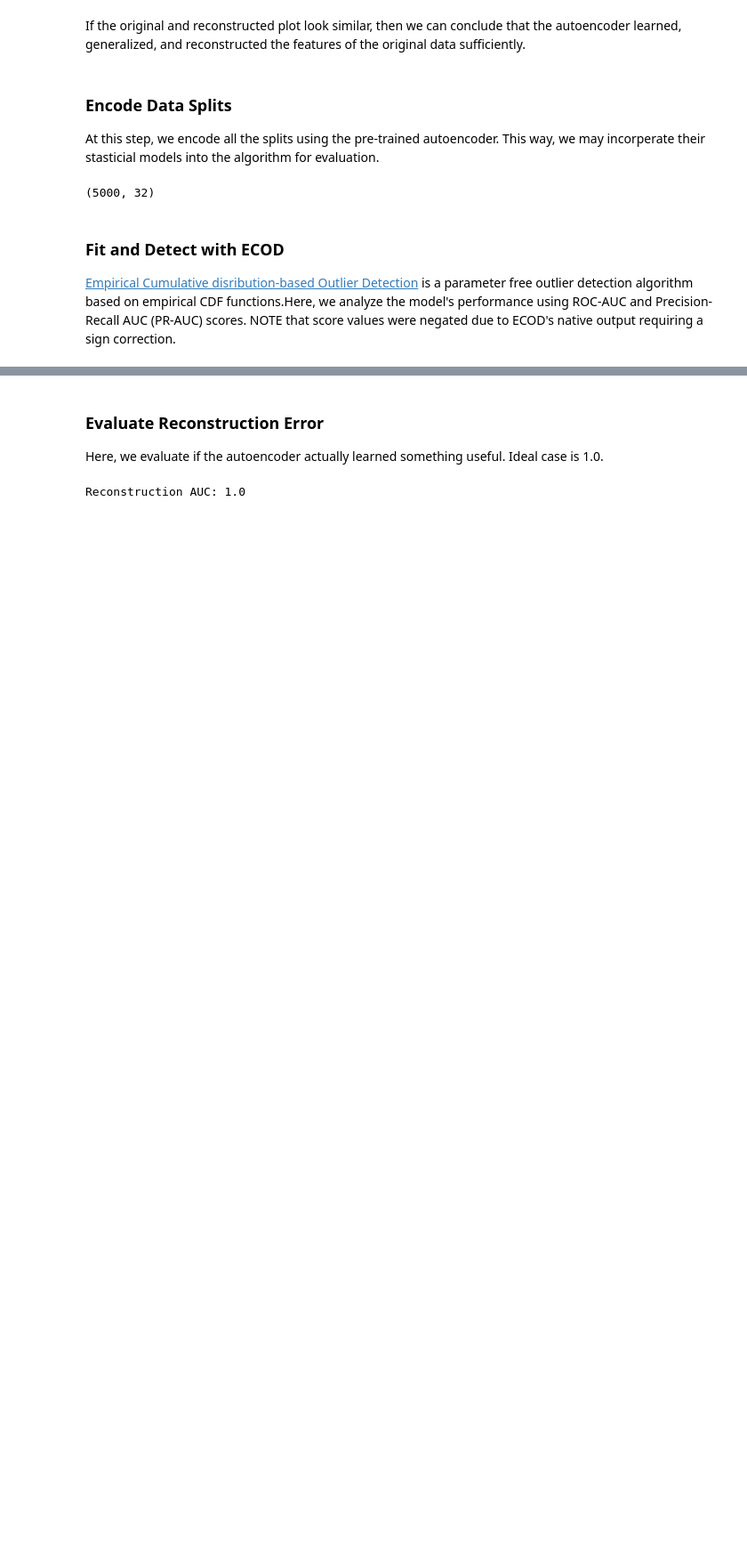
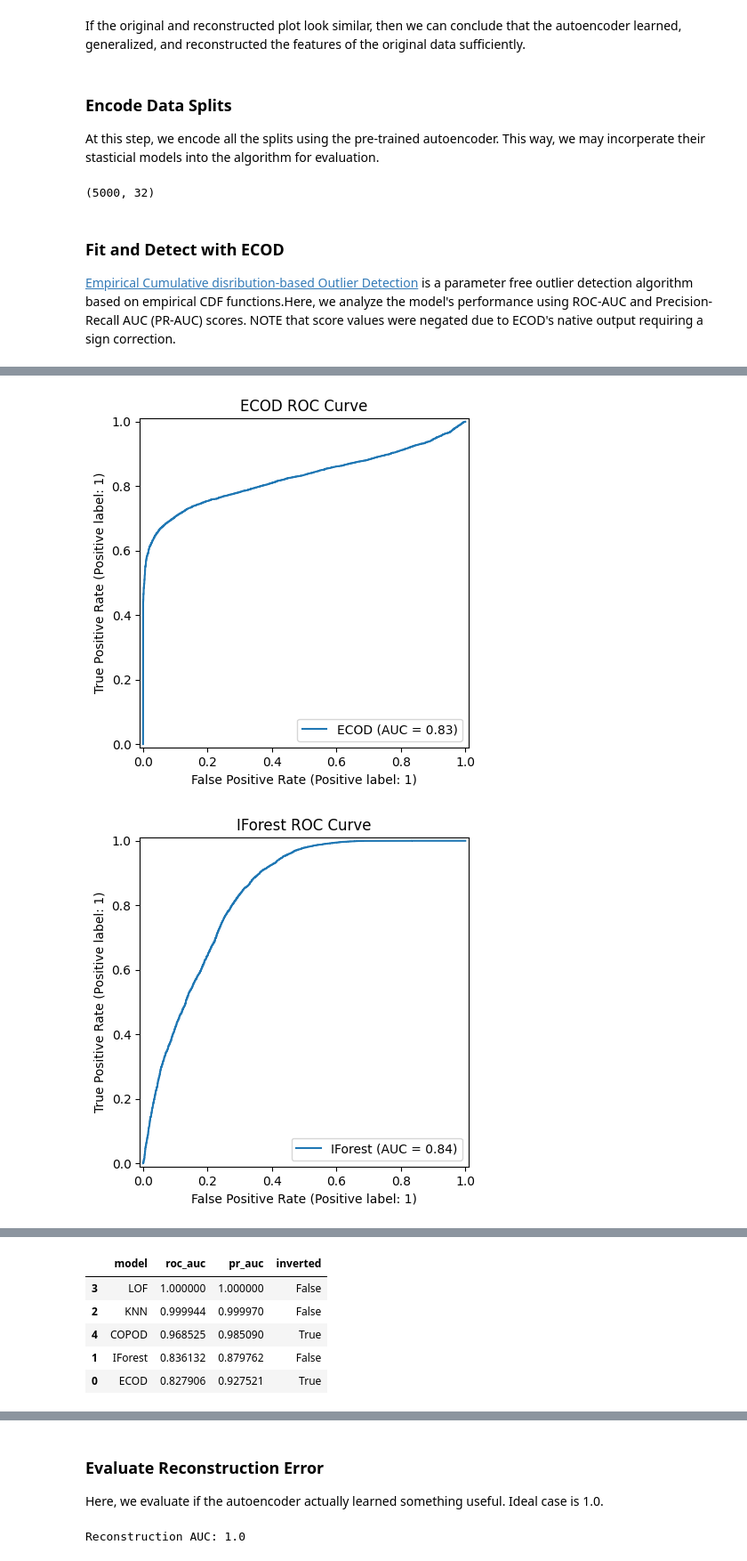
Before and after one commit to ericnmt/htd-benchmarking, a Jupyter notebook: notebooks/T800-HT-ML-Pipeline.ipynb, the cells around one changed output, grey strips where cells are left out. Shown at 89% size. Cells and saved outputs as stored; diff of their text form; code cells hidden in the pictures; blank space fills up the shorter version.

```diff
--- a/notebooks/T800-HT-ML-Pipeline.ipynb
+++ b/notebooks/T800-HT-ML-Pipeline.ipynb
@@ -378,0 +427,45 @@ In conclusion: THE ECOD algorithm has a AUC of 0.84, which suggests the performa
+# %%
+def evaluate_detector(name, make_detector, Z_train, Z_test_norm, Z_test_anom, invert=False, plot=True):
+  clf = make_detector()
+  clf.fit(Z_train)
+  scores_norm = clf.decision_function(Z_test_norm)
+  scores_anom = clf.decision_function(Z_test_anom)
+  if invert:
+    scores_norm *= -1
+    scores_anom *= -1
+  result = compute_metrics(name, scores_norm, scores_anom, plot=plot)
+  result["inverted"] = invert
+  return result
+# %%
+# IMPORT MODELS HERE
+from pyod.models.ecod import ECOD
+from pyod.models.iforest import IForest
+from pyod.models.knn import KNN
+from pyod.models.lof import LOF
+from pyod.models.copod import COPOD
+
+import numpy as np
+import pandas as pd
+
+# "name": (lambda: classifier(), Invert(T/F))
+detectors = {
+    # Baseline Models
+    "ECOD": (lambda: ECOD(), True),
+    "IForest": (lambda: IForest(random_state=SEED), False),
+    "KNN": (lambda: KNN(), False),
+    "LOF": (lambda: LOF(), False),
+    "COPOD": (lambda: COPOD(), True),
+}
+
+results = [
+    evaluate_detector(name, make, Z_train, Z_test_norm, Z_test_anom, invert=inv)
+    for name, (make, inv) in detectors.items()
+]
+
+# results.append(compute_metrics("AE recon error", mse_norm, mse_anom))
+
+results_df = pd.DataFrame(results).sort_values("roc_auc", ascending=False)
+display(results_df)
+# %% [output]
+[figure, added]
+[figure, added]
@@ -378,0 +475,6 @@ In conclusion: THE ECOD algorithm has a AUC of 0.84, which suggests the performa
+|  | model | roc_auc | pr_auc | inverted |
+| 3 | LOF | 1.000000 | 1.000000 | False |
+| 2 | KNN | 0.999944 | 0.999970 | False |
+| 4 | COPOD | 0.968525 | 0.985090 | True |
+| 1 | IForest | 0.836132 | 0.879762 | False |
+| 0 | ECOD | 0.827906 | 0.927521 | True |
```
Also changed, not shown: parts of 21 cells of this notebook.
